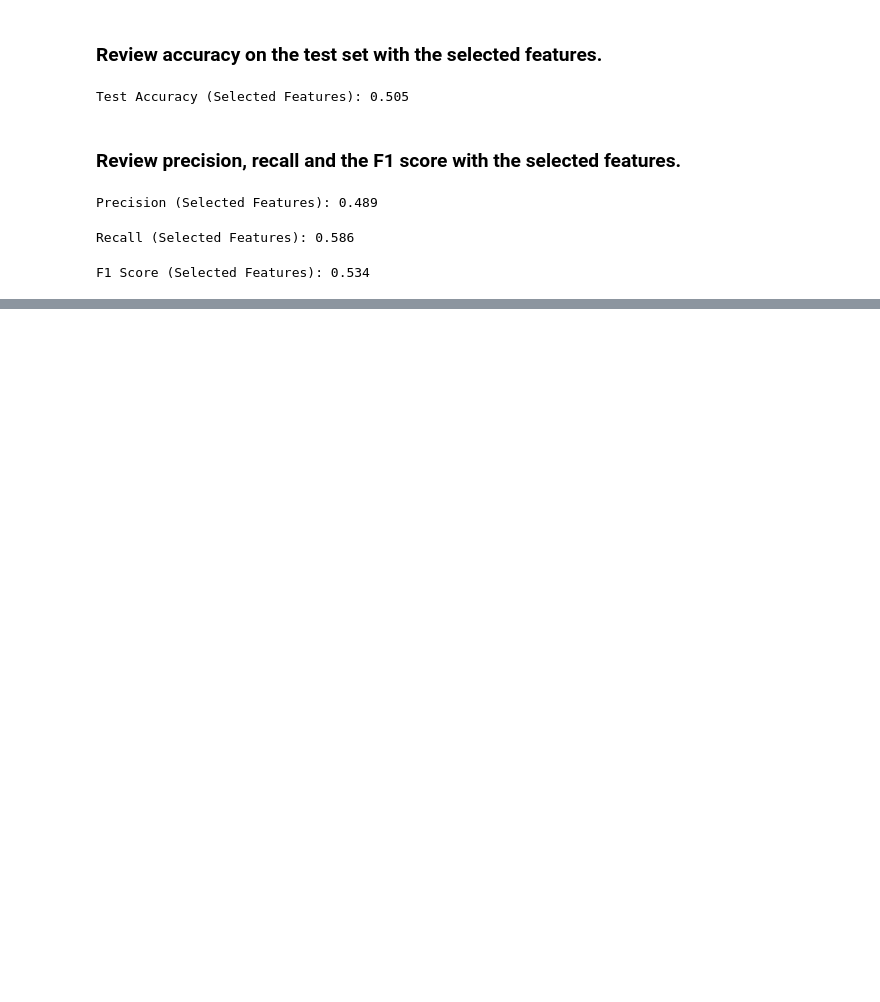
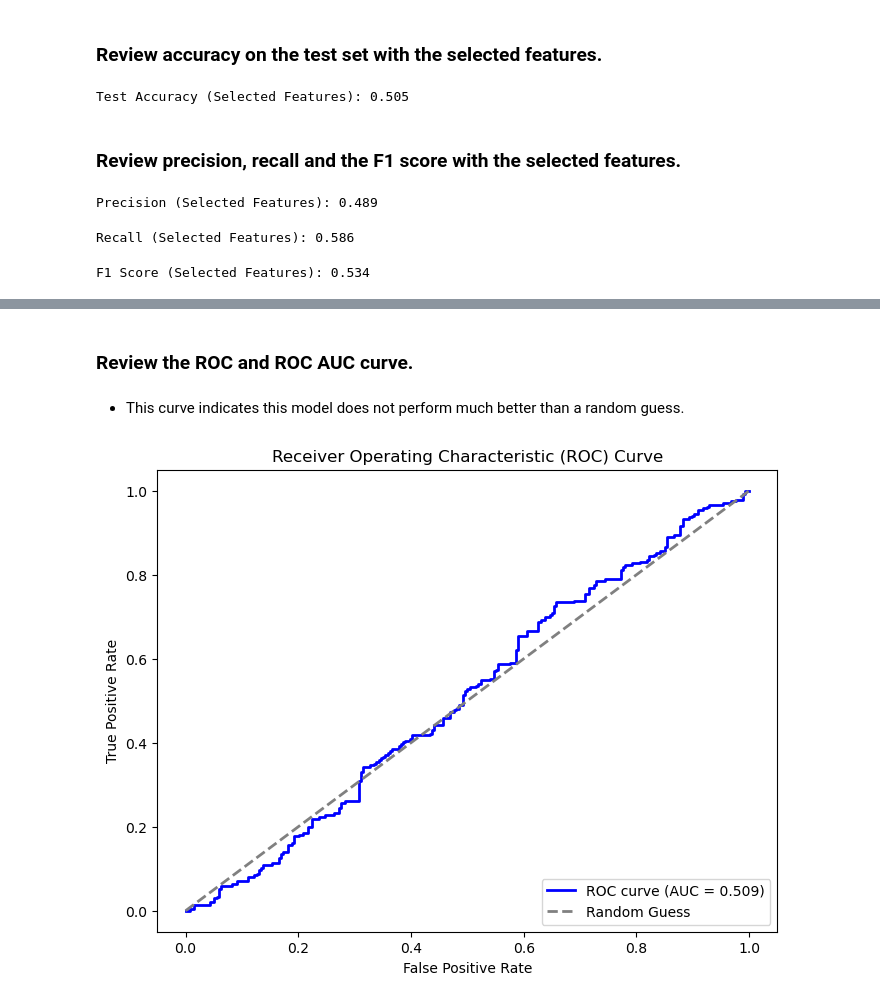
Before and after one commit to mytechnotalent/Reverse-Engineering-Data, a Jupyter notebook: 03-LR.ipynb, the cells around one changed output, grey strips where cells are left out. Saved outputs shown, nothing was run; the diff lists cells and outputs as text; code cells hidden in the pictures; blank space fills up the shorter version.

```diff
--- a/03-LR.ipynb
+++ b/03-LR.ipynb
@@ -396,0 +394,26 @@ F1 Score (Selected Features): 0.534
+# %% [markdown]
+### Review the ROC and ROC AUC curve.
+# %% [markdown]
+- This curve indicates this model does not perform much better than a random guess.
+# %%
+fpr, tpr, thresholds = roc_curve(y_test_sel, y_prob_sel)
+roc_auc = roc_auc_score(y_test_sel, y_prob_sel)
+plt.figure(figsize=(8,6))
+plt.plot(fpr,
+         tpr,
+         color='blue',
+         lw=2,
+         label=f'ROC curve (AUC = {roc_auc:.3f})')
+plt.plot([0, 1],
+         [0, 1],
+         color='gray',
+         lw=2,
+         linestyle='--',
+         label='Random Guess')
+plt.xlabel('False Positive Rate')
+plt.ylabel('True Positive Rate')
+plt.title('Receiver Operating Characteristic (ROC) Curve')
+plt.legend(loc='lower right')
+plt.show()
+# %% [output]
+[figure, added]
```
Also changed, not shown: parts of 6 cells of this notebook.
